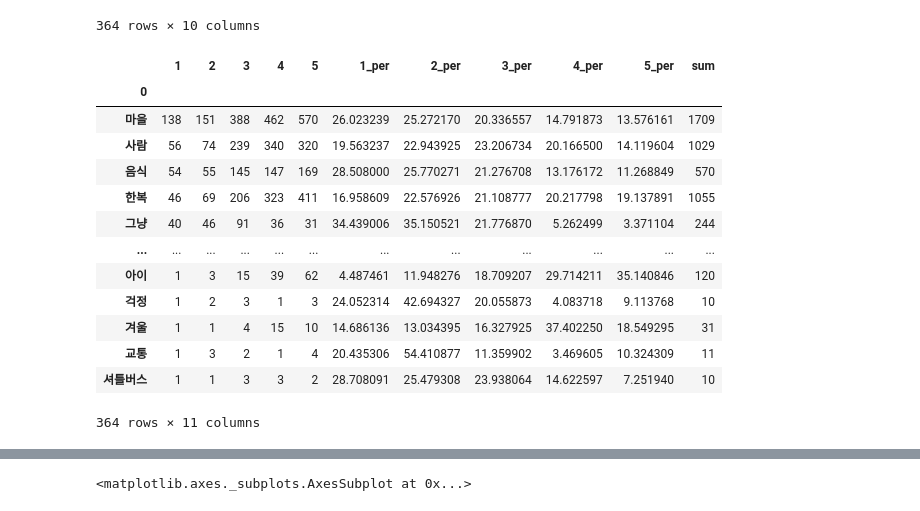
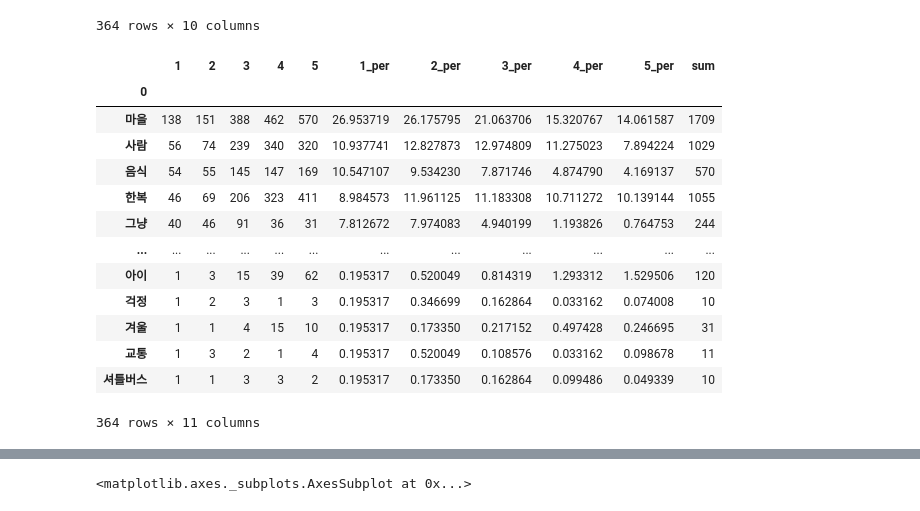
Before and after one commit to mon-world/team_project_2022, a Jupyter notebook: project_2/Hanok_data_analysis.ipynb, the cells around one changed output, grey strips where cells are left out. Cells and saved outputs as stored; diff of their text form; code cells hidden in the pictures.

```diff
--- a/project_2/Hanok_data_analysis.ipynb
+++ b/project_2/Hanok_data_analysis.ipynb
@@ -873,22 +843,22 @@ s_inner
 # %%
 star_final = s_inner.copy()
 star_final['sum'] = star_final.loc[:, 1:5].apply(np.sum, axis=1)
 # star_final['sum_per'] = star_final.loc[:, '1_per':'5_per'].apply(np.sum, axis=1)
-for i in range(1, 6):
-    star_final[f'{i}_per'] = s_per[f'{i}_per']
+# for i in range(1, 6):
+#     star_final[f'{i}_per'] = s_per[f'{i}_per']
 star_final
 # %% [output]
 |  | 1 | 2 | 3 | 4 | 5 | 1_per | 2_per | 3_per | 4_per | 5_per | sum |
 | 0 |  |  |  |  |  |  |  |  |  |  |  |
-| 마을 | 138 | 151 | 388 | 462 | 570 | 26.023239 | 25.272170 | 20.336557 | 14.791873 | 13.576161 | 1709 |
-| 사람 | 56 | 74 | 239 | 340 | 320 | 19.563237 | 22.943925 | 23.206734 | 20.166500 | 14.119604 | 1029 |
-| 음식 | 54 | 55 | 145 | 147 | 169 | 28.508000 | 25.770271 | 21.276708 | 13.176172 | 11.268849 | 570 |
-| 한복 | 46 | 69 | 206 | 323 | 411 | 16.958609 | 22.576926 | 21.108777 | 20.217798 | 19.137891 | 1055 |
-| 그냥 | 40 | 46 | 91 | 36 | 31 | 34.439006 | 35.150521 | 21.776870 | 5.262499 | 3.371104 | 244 |
+| 마을 | 138 | 151 | 388 | 462 | 570 | 26.953719 | 26.175795 | 21.063706 | 15.320767 | 14.061587 | 1709 |
+| 사람 | 56 | 74 | 239 | 340 | 320 | 10.937741 | 12.827873 | 12.974809 | 11.275023 | 7.894224 | 1029 |
+| 음식 | 54 | 55 | 145 | 147 | 169 | 10.547107 | 9.534230 | 7.871746 | 4.874790 | 4.169137 | 570 |
+| 한복 | 46 | 69 | 206 | 323 | 411 | 8.984573 | 11.961125 | 11.183308 | 10.711272 | 10.139144 | 1055 |
+| 그냥 | 40 | 46 | 91 | 36 | 31 | 7.812672 | 7.974083 | 4.940199 | 1.193826 | 0.764753 | 244 |
 | ... | ... | ... | ... | ... | ... | ... | ... | ... | ... | ... | ... |
-| 아이 | 1 | 3 | 15 | 39 | 62 | 4.487461 | 11.948276 | 18.709207 | 29.714211 | 35.140846 | 120 |
-| 걱정 | 1 | 2 | 3 | 1 | 3 | 24.052314 | 42.694327 | 20.055873 | 4.083718 | 9.113768 | 10 |
-| 겨울 | 1 | 1 | 4 | 15 | 10 | 14.686136 | 13.034395 | 16.327925 | 37.402250 | 18.549295 | 31 |
-| 교통 | 1 | 3 | 2 | 1 | 4 | 20.435306 | 54.410877 | 11.359902 | 3.469605 | 10.324309 | 11 |
-| 셔틀버스 | 1 | 1 | 3 | 3 | 2 | 28.708091 | 25.479308 | 23.938064 | 14.622597 | 7.251940 | 10 |
+| 아이 | 1 | 3 | 15 | 39 | 62 | 0.195317 | 0.520049 | 0.814319 | 1.293312 | 1.529506 | 120 |
+| 걱정 | 1 | 2 | 3 | 1 | 3 | 0.195317 | 0.346699 | 0.162864 | 0.033162 | 0.074008 | 10 |
+| 겨울 | 1 | 1 | 4 | 15 | 10 | 0.195317 | 0.173350 | 0.217152 | 0.497428 | 0.246695 | 31 |
+| 교통 | 1 | 3 | 2 | 1 | 4 | 0.195317 | 0.520049 | 0.108576 | 0.033162 | 0.098678 | 11 |
+| 셔틀버스 | 1 | 1 | 3 | 3 | 2 | 0.195317 | 0.173350 | 0.162864 | 0.099486 | 0.049339 | 10 |
 364 rows × 11 columns
```
Also changed, not shown: parts of 37 cells of this notebook, 1 other file.
